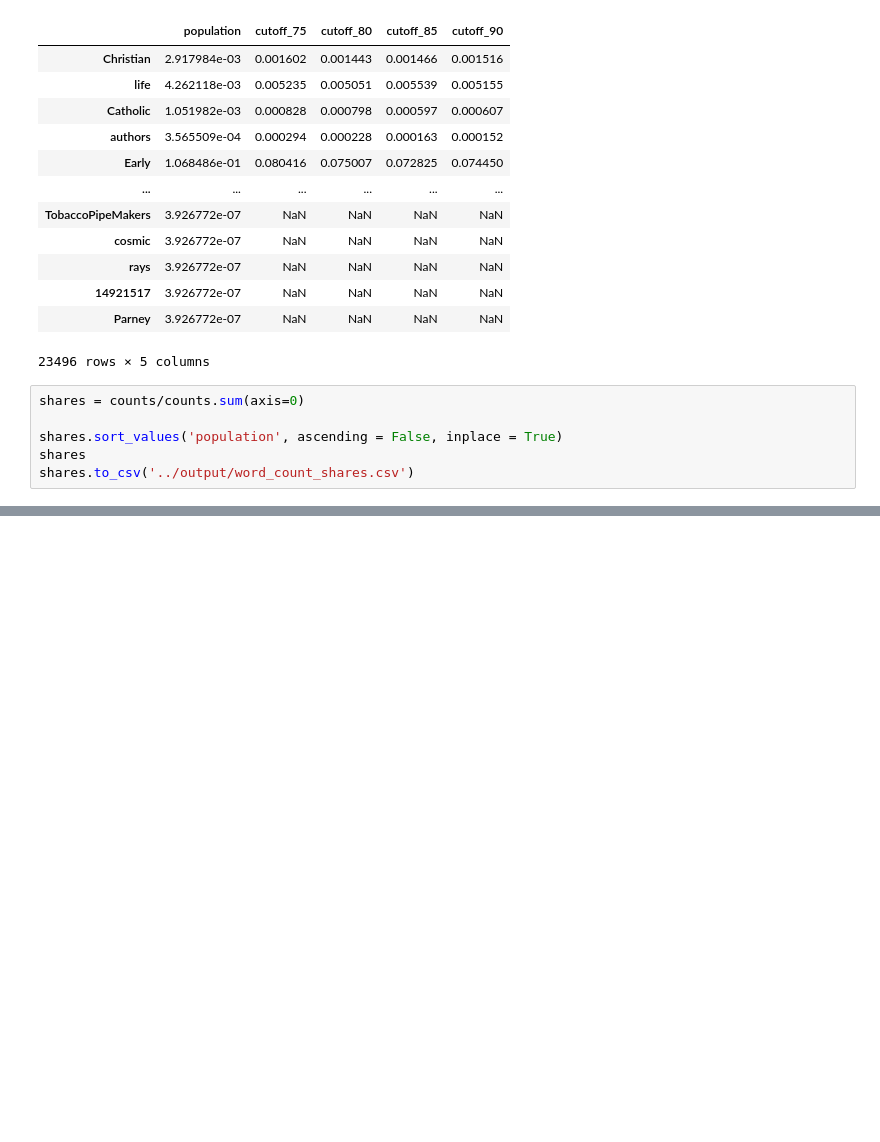
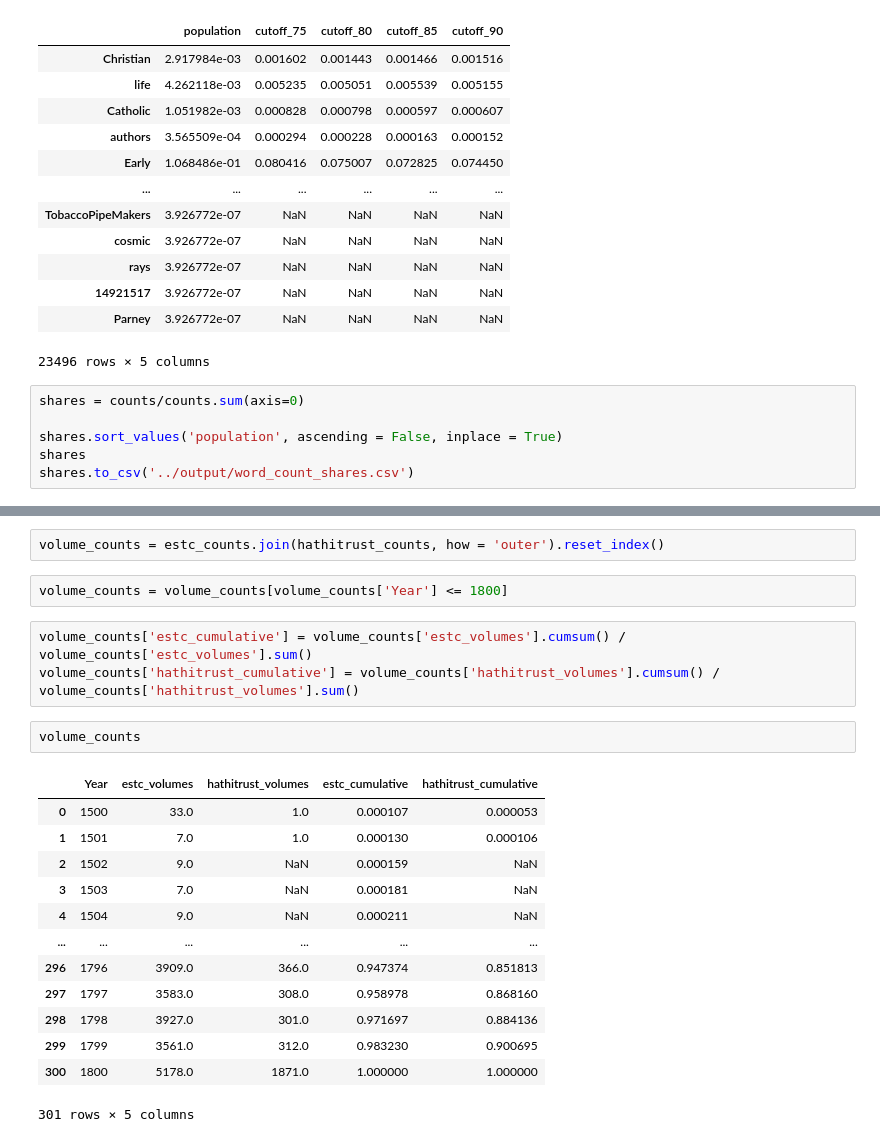
Before and after one commit to austinkennedy/Hathitrust, a Jupyter notebook: code/estc_data.ipynb, the cells around one changed output, grey strips where cells are left out. Drawn from its saved outputs; the diff is of its cells as text; blank space fills up the shorter version.

```diff
--- a/code/estc_data.ipynb
+++ b/code/estc_data.ipynb
@@ -228,0 +379,23 @@ shares.to_csv('../output/word_count_shares.csv')
+# %%
+volume_counts = estc_counts.join(hathitrust_counts, how = 'outer').reset_index()
+# %%
+volume_counts = volume_counts[volume_counts['Year'] <= 1800]
+# %%
+volume_counts['estc_cumulative'] = volume_counts['estc_volumes'].cumsum() / volume_counts['estc_volumes'].sum()
+volume_counts['hathitrust_cumulative'] = volume_counts['hathitrust_volumes'].cumsum() / volume_counts['hathitrust_volumes'].sum()
+# %%
+volume_counts
+# %% [output]
+|  | Year | estc_volumes | hathitrust_volumes | estc_cumulative | hathitrust_cumulative |
+| 0 | 1500 | 33.0 | 1.0 | 0.000107 | 0.000053 |
+| 1 | 1501 | 7.0 | 1.0 | 0.000130 | 0.000106 |
+| 2 | 1502 | 9.0 | NaN | 0.000159 | NaN |
+| 3 | 1503 | 7.0 | NaN | 0.000181 | NaN |
+| 4 | 1504 | 9.0 | NaN | 0.000211 | NaN |
+| ... | ... | ... | ... | ... | ... |
+| 296 | 1796 | 3909.0 | 366.0 | 0.947374 | 0.851813 |
+| 297 | 1797 | 3583.0 | 308.0 | 0.958978 | 0.868160 |
+| 298 | 1798 | 3927.0 | 301.0 | 0.971697 | 0.884136 |
+| 299 | 1799 | 3561.0 | 312.0 | 0.983230 | 0.900695 |
+| 300 | 1800 | 5178.0 | 1871.0 | 1.000000 | 1.000000 |
+301 rows × 5 columns
```
Also changed, not shown: parts of 18 cells of this notebook, 4 other files.
